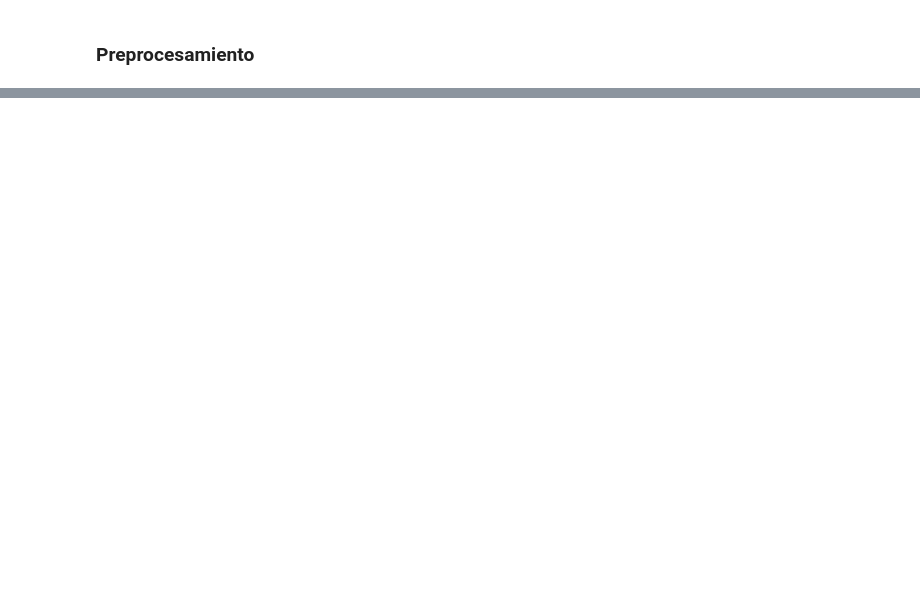
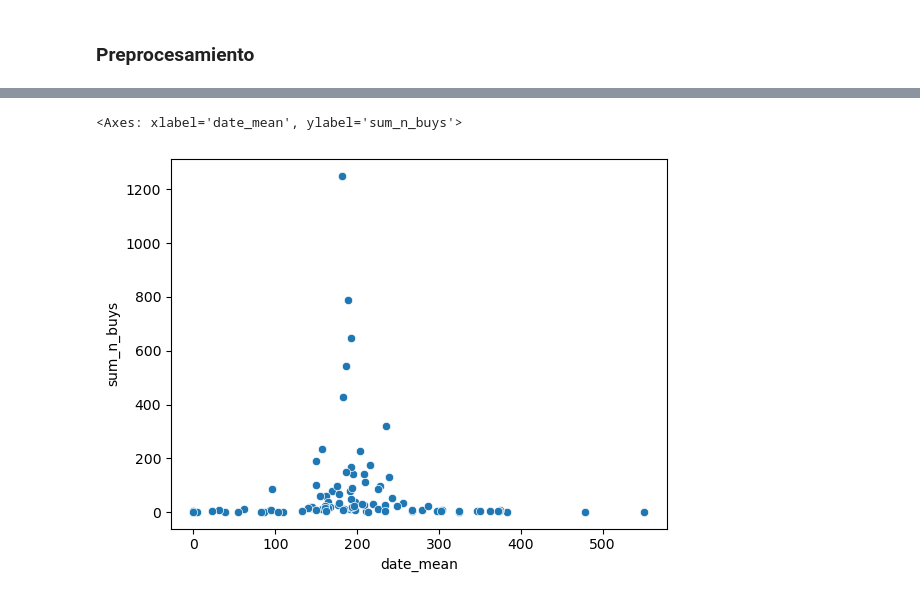
Before and after one commit to ucvia/dm, a Jupyter notebook: labs/eda.ipynb, the cells around one changed output, grey strips where cells are left out. Drawn from its saved outputs; the diff is of its cells as text; code cells hidden in the pictures; blank space fills up the shorter version.

```diff
--- a/labs/eda.ipynb
+++ b/labs/eda.ipynb
@@ -40,0 +75,4 @@ df.head()
+# %%
+df_date_grouped_item = df_date_grouped.groupby('item')['date_mean'].mean().reset_index()
+df_date_grouped_item['sum_n_buys'] = df_date_grouped.groupby('item')['n_buys'].sum().reset_index()['n_buys']
+df_date_grouped_item
@@ -40,0 +93,6 @@ df.head()
+# %%
+import seaborn as sns
+sns.scatterplot(data=df_date_grouped_item, x="date_mean", y="sum_n_buys")
+# %% [output]
+<Axes: xlabel='date_mean', ylabel='sum_n_buys'>
+[figure, added]
```
Also changed, not shown: parts of 10 cells of this notebook, 1 other file.
